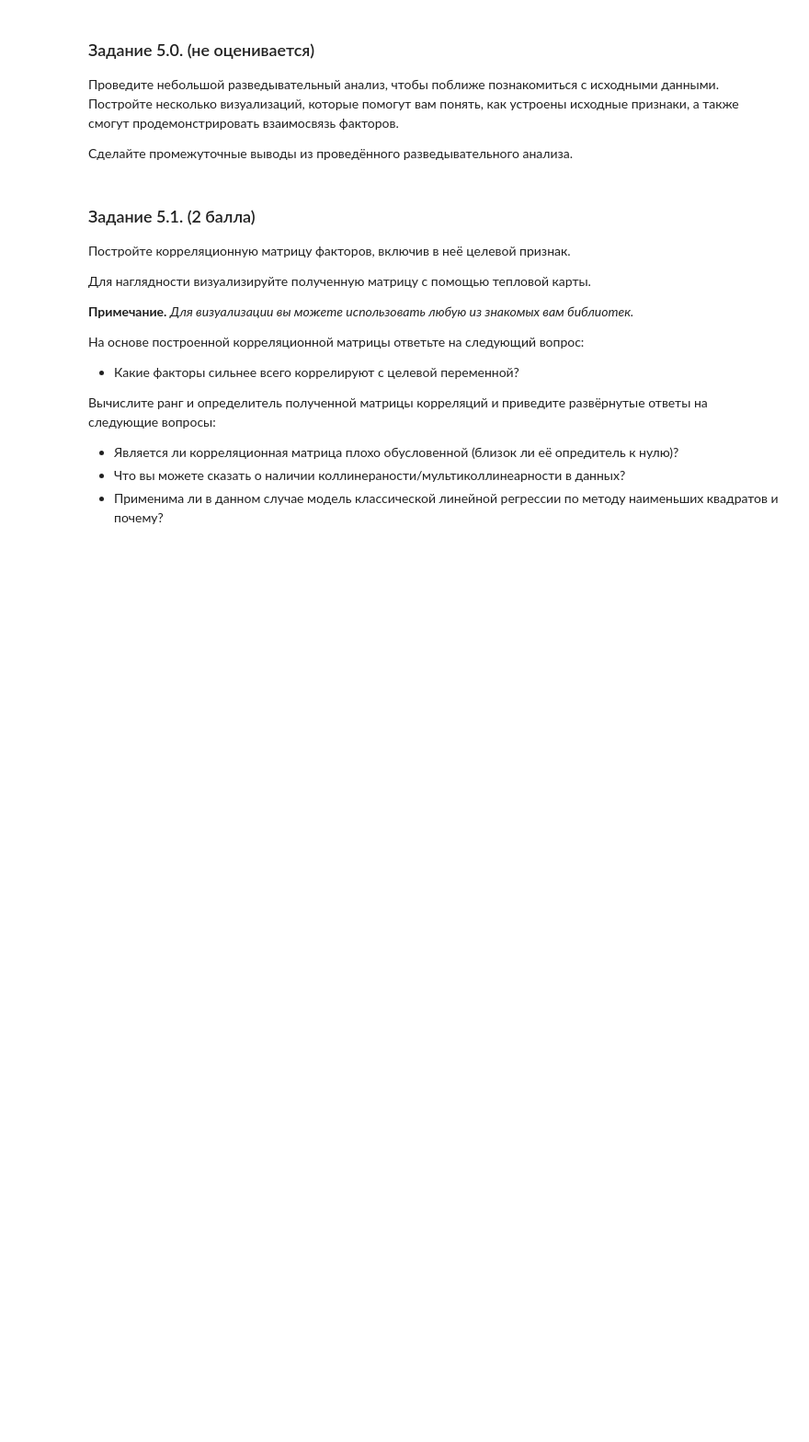
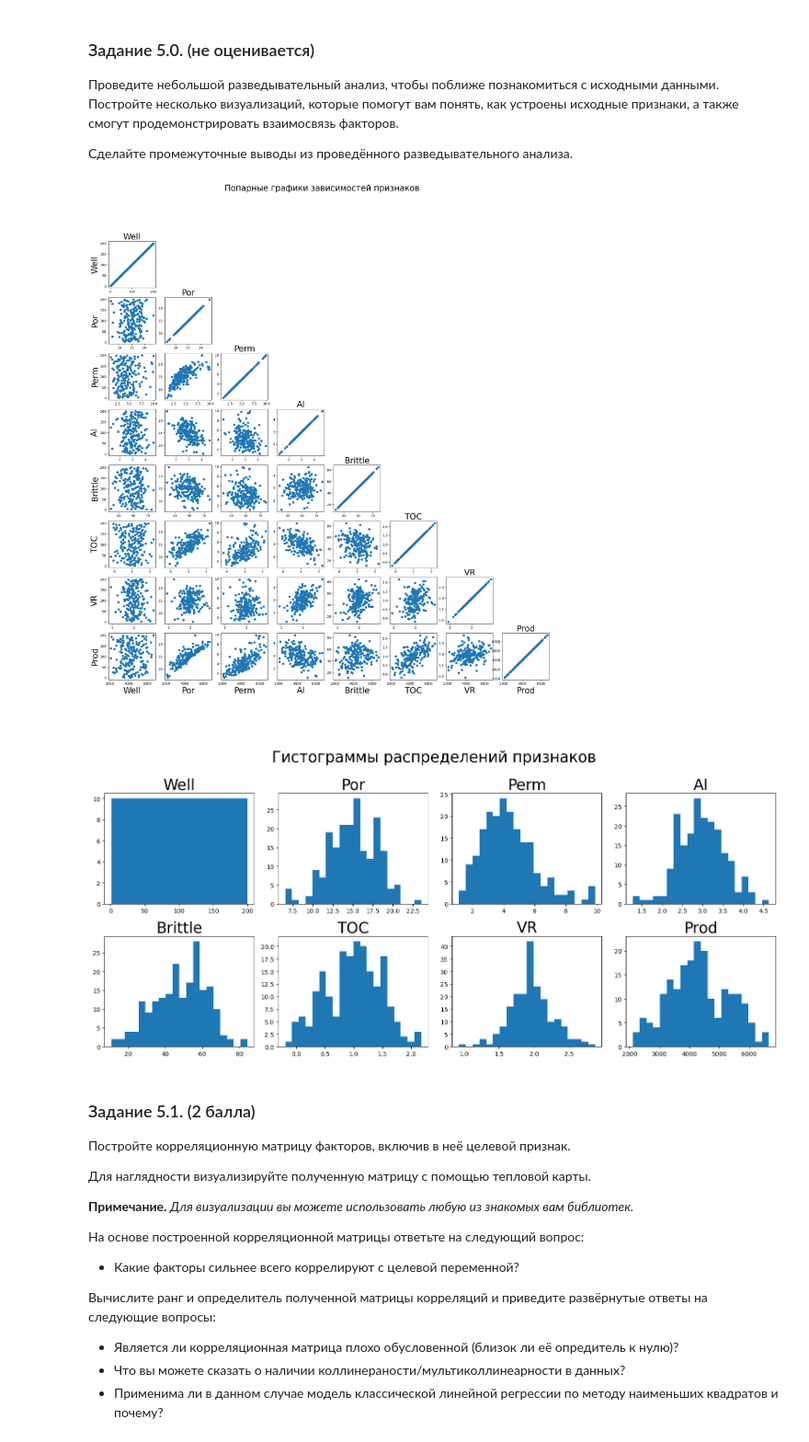
Before and after one commit to akitim/SkillFactory_current, a Jupyter notebook: MATH_ML_2_Практика_Акимкин.ipynb, the cells around one changed output. Shown: that part at 92% size. Saved outputs shown, nothing was run; the diff lists cells and outputs as text; code cells hidden in the pictures; blank space fills up the shorter version.

```diff
--- a/MATH_ML_2_Практика_Акимкин.ipynb
+++ b/MATH_ML_2_Практика_Акимкин.ipynb
@@ -63,6 +63,57 @@ data.head()
 Проведите небольшой разведывательный анализ, чтобы поближе познакомиться с исходными данными. Постройте несколько визуализаций, которые помогут вам понять, как устроены исходные признаки, а также смогут продемонстрировать взаимосвязь факторов.
 
 Сделайте промежуточные выводы из проведённого разведывательного анализа.
+# %%
+# !pip install -U ydata-profiling
+# !pip install ipywidgets
+
+# from ydata_profiling import ProfileReport
+
+# profile = ProfileReport(data, title="Pandas Profiling Report")
+# profile
+
+
+features = data.columns.to_list()
+N = data.shape[1]
+
+# строим попарные графики зависиомстей признаков друг от друга
+fig = plt.figure(figsize=(24,24))
+font_dict = {'fontsize': 25}
+fig.suptitle('Попарные графики зависимостей признаков', fontsize=25)
+for i in range(N - 1, -1, -1):
+    for j in range(0, i + 1):
+        ax_curr = plt.subplot2grid(shape=(N,N), loc=(i, j), fig=fig)
+        ax_curr.scatter(data.iloc[:, i], data.iloc[:, j])
+        if i == 7:
+            plt.xlabel(data.iloc[:, j].name, fontdict=font_dict)
+        if i == j:
+            ax_curr.set_title(data.iloc[:, j].name, fontdict=font_dict)
+        if j == 0:
+            plt.ylabel(data.iloc[:, i].name, fontdict=font_dict)
+
+# построим гистограммы распределений каждого из признаков
+fig = plt.figure(figsize=(16,8), layout='tight');
+fig.suptitle('\n\nГистограммы распределений признаков', y=1, fontsize=25)
+n_rows = 2
+for i in range(N):
+    ax_curr = plt.subplot2grid(shape=(2, N//n_rows),
+                               loc=(i//(N//n_rows), i % (N//n_rows)),
+                               fig=fig);
+    ax_curr.hist(data.iloc[:, i], bins=20);
+    ax_curr.set_title(data.iloc[:, i].name, font_dict)
+
+#===============================================================================
+# Промежуточные выводы.
+
+# 1) Данные чистые, пропуски отсутствуют.
+# 2) Распределение значений признаков (за исключением Well) близки к нормальному.
+# 2) Признак Well порядковый (является индентификатором скважины)
+#    и не несет какой-либо информации.
+# 3) Имеется сильная линейная зависимость между признаками Por, Perm, TOC и Prod,
+#    а также TOC и AI.
+# %% [output]
+[figure, added]
+[figure, added]
 # %% [markdown]
 ### Задание 5.1. (2 балла)
 
```
Also changed, not shown: parts of 6 cells of this notebook.
